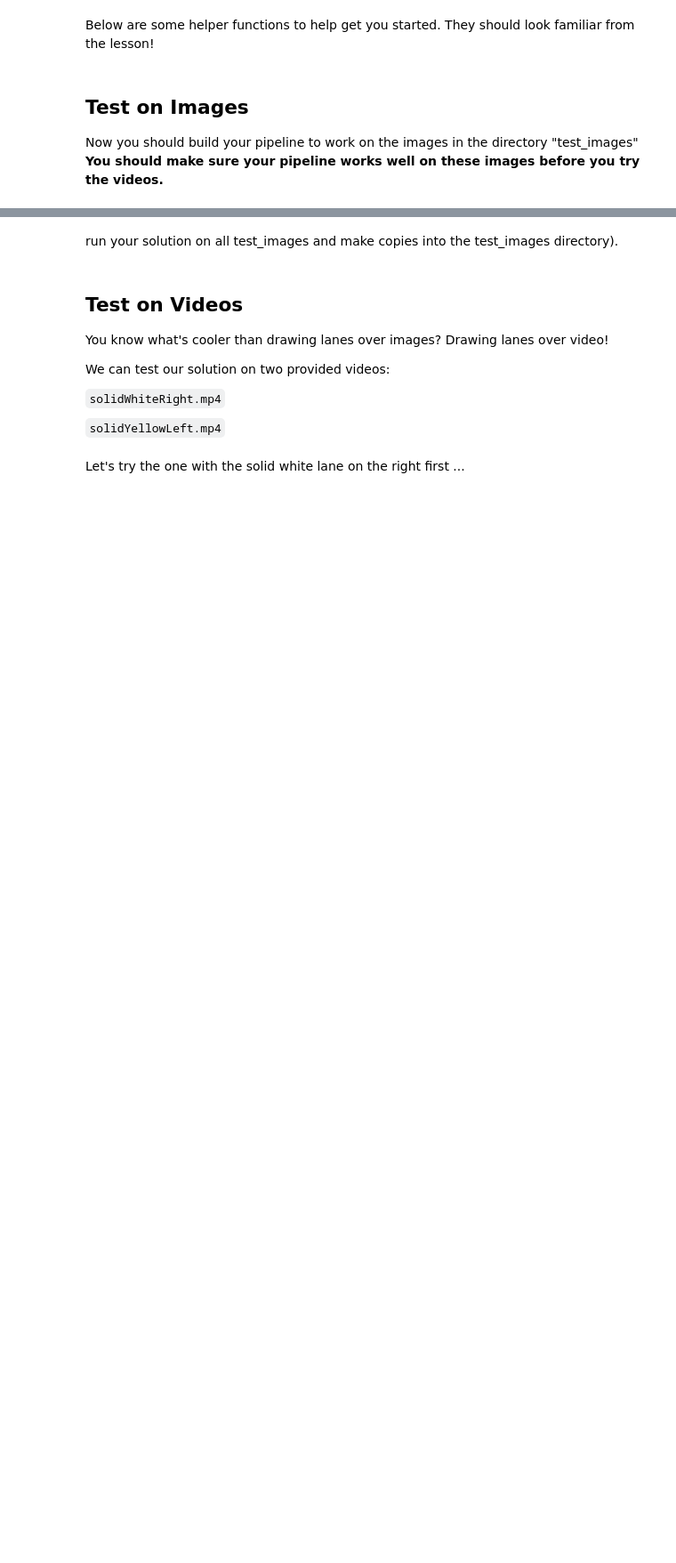
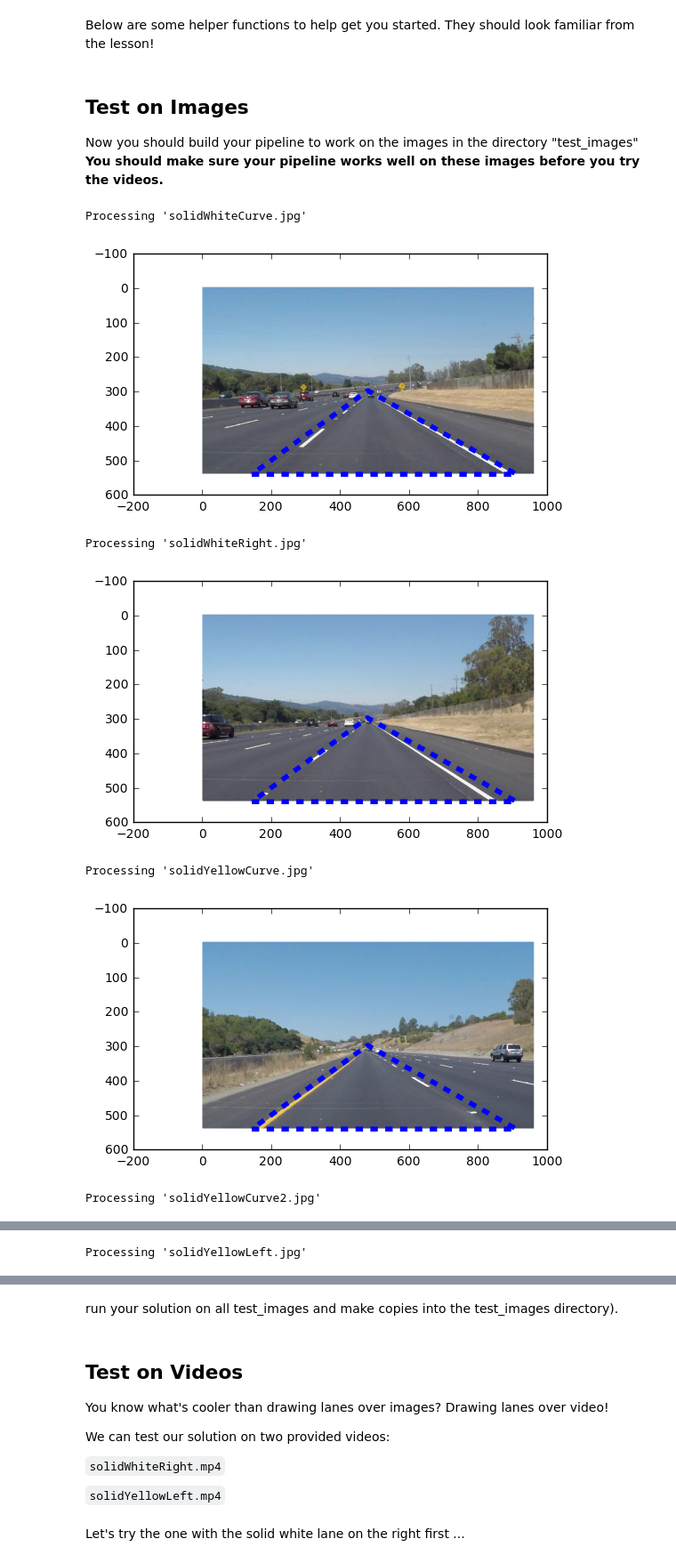
Before and after one commit to WilliamLynch/sdc, a Jupyter notebook: CarND-LaneLines-P1/P1.ipynb, the cells around one changed output, grey strips where cells are left out. Shown at 89% size. Cells and saved outputs as stored; diff of their text form; code cells hidden in the pictures; blank space fills up the shorter version.

```diff
--- a/CarND-LaneLines-P1/P1.ipynb
+++ b/CarND-LaneLines-P1/P1.ipynb
@@ -271,3 +310,40 @@ def process_image(imageName, kernelsize = 5, lowthresh = 50
     lines_edges = weighted_img(line_image,image)
 
     return lines_edges
+# %%
+import os
+for pic in os.listdir("test_images/")[1:]:
+    print("Processing %r"%pic)
+    path = (str(os.getcwd()+'/test_images/'+pic))
+    image = mpimg.imread(path)
+
+    # Read in the image and print out some stats
+
+    # Grab the x and y size and make a copy of the image
+    ysize = image.shape[0]
+    xsize = image.shape[1]
+    color_select = np.copy(image)
+    line_image = np.copy(image)
+
+    # Define the vertices of a triangular mask.
+    # Keep in mind the origin (x=0, y=0) is in the upper left
+    # MODIFY THESE VALUES TO ISOLATE THE REGION
+    # WHERE THE LANE LINES ARE IN THE IMAGE
+    left_bottom = [.15*xsize, ysize]
+    right_bottom = [.95*xsize, ysize]
+    apex = [.5*xsize, .55*ysize]
+
+    # Display the image and show region and color selections
+    plt.imshow(image)
+    x = [left_bottom[0], right_bottom[0], apex[0], left_bottom[0]]
+    y = [left_bottom[1], right_bottom[1], apex[1], left_bottom[1]]
+    plt.plot(x, y, 'b--', lw=4)
+    plt.show()
+# %% [output]
+Processing 'solidWhiteCurve.jpg'
+[figure, added]
+Processing 'solidWhiteRight.jpg'
+[figure, added]
+Processing 'solidYellowCurve.jpg'
+[figure, added]
+Processing 'solidYellowCurve2.jpg'
@@ -273,0 +351 @@ def process_image(imageName, kernelsize = 5, lowthresh = 50
+Processing 'solidYellowLeft.jpg'
```
Also changed, not shown: parts of 17 cells of this notebook, 10 other files.
